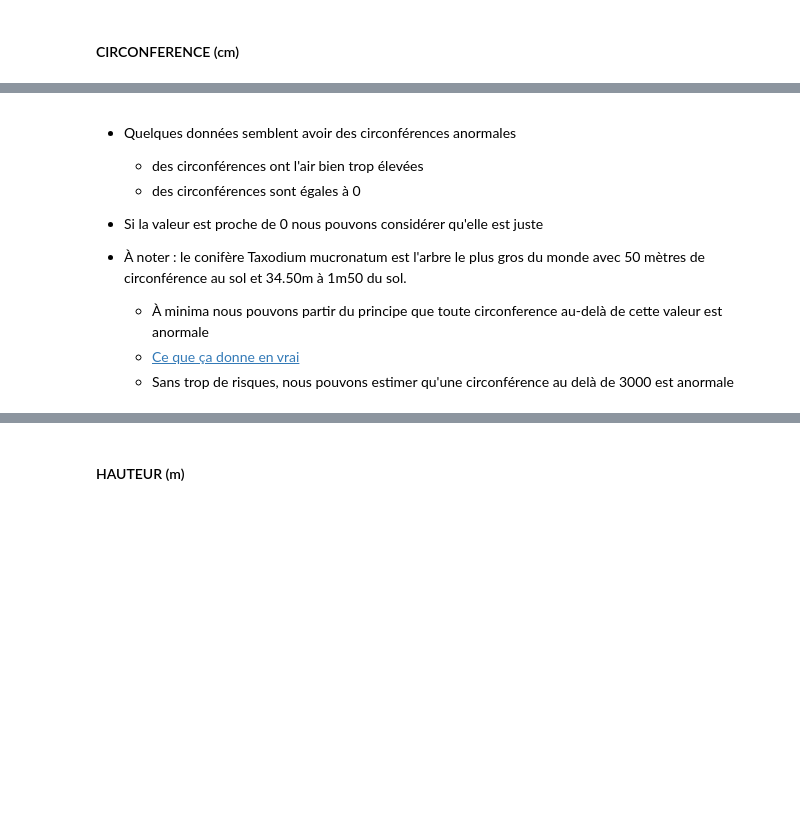
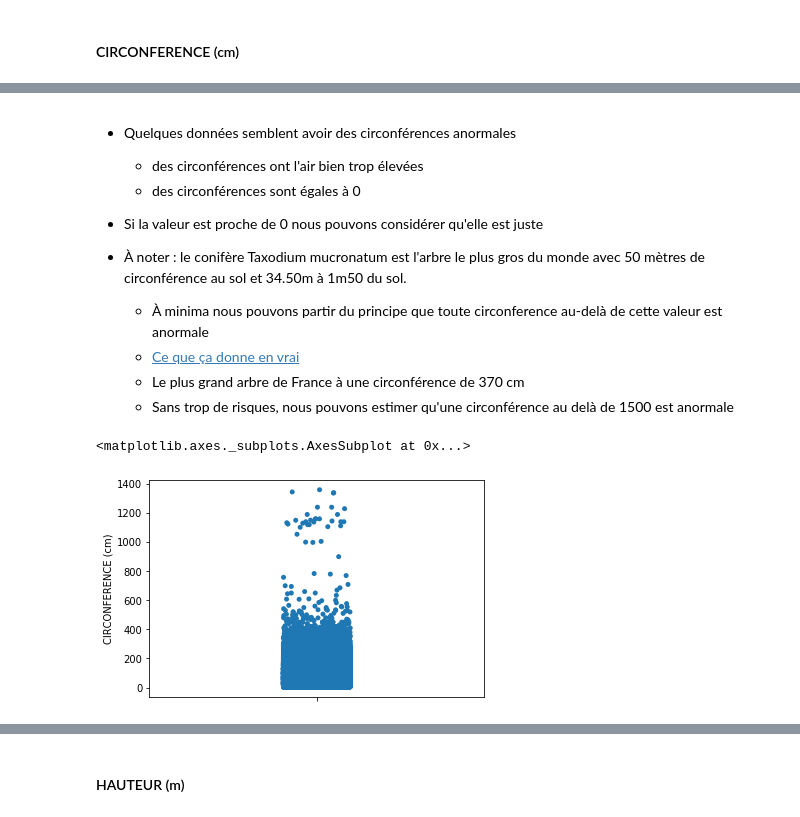
Before and after one commit to Rezzas/ocr_projet2, a Jupyter notebook: P2_ramos_sebastian/P2_ramos_sebastian.ipynb, the cells around one changed output, grey strips where cells are left out. Cells and saved outputs as stored; diff of their text form; code cells hidden in the pictures; blank space fills up the shorter version.

```diff
--- a/P2_ramos_sebastian/P2_ramos_sebastian.ipynb
+++ b/P2_ramos_sebastian/P2_ramos_sebastian.ipynb
@@ -501,0 +652,10 @@ data['ARRONDISSEMENT'].value_counts()
+# %%
+# suppression de la colonne LIEU / ADRESSE
+try:
+    data = data.drop(columns=['LIEU / ADRESSE'])
+    print(">>> suppression de la colonne LIEU / ADRESSE")
+except KeyError:
+    print(">>> les colonnes ont déjà été supprimées")
+
+# nombre de colonnes restantes après suppression (normalement 8)
+print(">>> nombre de colonnes restantes :", len(data.columns))
@@ -521,12 +687,16 @@ sns.stripplot(x=data[['CIRCONFERENCE (cm)']], orient='v')
 * À noter : le conifère Taxodium mucronatum est l'arbre le plus gros du monde avec 50 mètres de circonférence au sol et 34.50m à 1m50 du sol.
   * À minima nous pouvons partir du principe que toute circonference au-delà de cette valeur est anormale
   * [Ce que ça donne en vrai](https://scontent-cdg2-1.xx.fbcdn.net/v/t1.0-9/69862665_1104919109697608_4295910582487351296_o.jpg?_nc_cat=102&_nc_sid=8024bb&_nc_ohc=daP98v15geMAX9ydgz-&_nc_ht=scontent-cdg2-1.xx&oh=7d490189780f044e08d8adab0e38ba48&oe=5F09B800)
-  * Sans trop de risques, nous pouvons estimer qu'une circonférence au delà de 3000 est anormale
+  * Le plus grand arbre de France à une circonférence de 370 cm
+  * Sans trop de risques, nous pouvons estimer qu'une circonférence au delà de 1500 est anormale
 # %%
 # données sans valeurs anormales
-clean_data_circ = data[~(data['CIRCONFERENCE (cm)'] > 3000)]
+clean_data_circ = data[~(data['CIRCONFERENCE (cm)'] > 1500)]
 clean_data_circ = clean_data_circ[~(clean_data_circ['CIRCONFERENCE (cm)'] == 0)]
 
 sns.stripplot(x='CIRCONFERENCE (cm)', data=clean_data_circ, orient='v')
+# %% [output]
+<matplotlib.axes._subplots.AxesSubplot at 0x...>
+[figure, added]
 # %%
 sns.distplot(clean_data_circ['CIRCONFERENCE (cm)'])
```
Also changed, not shown: parts of 151 cells of this notebook, 1 other file.
